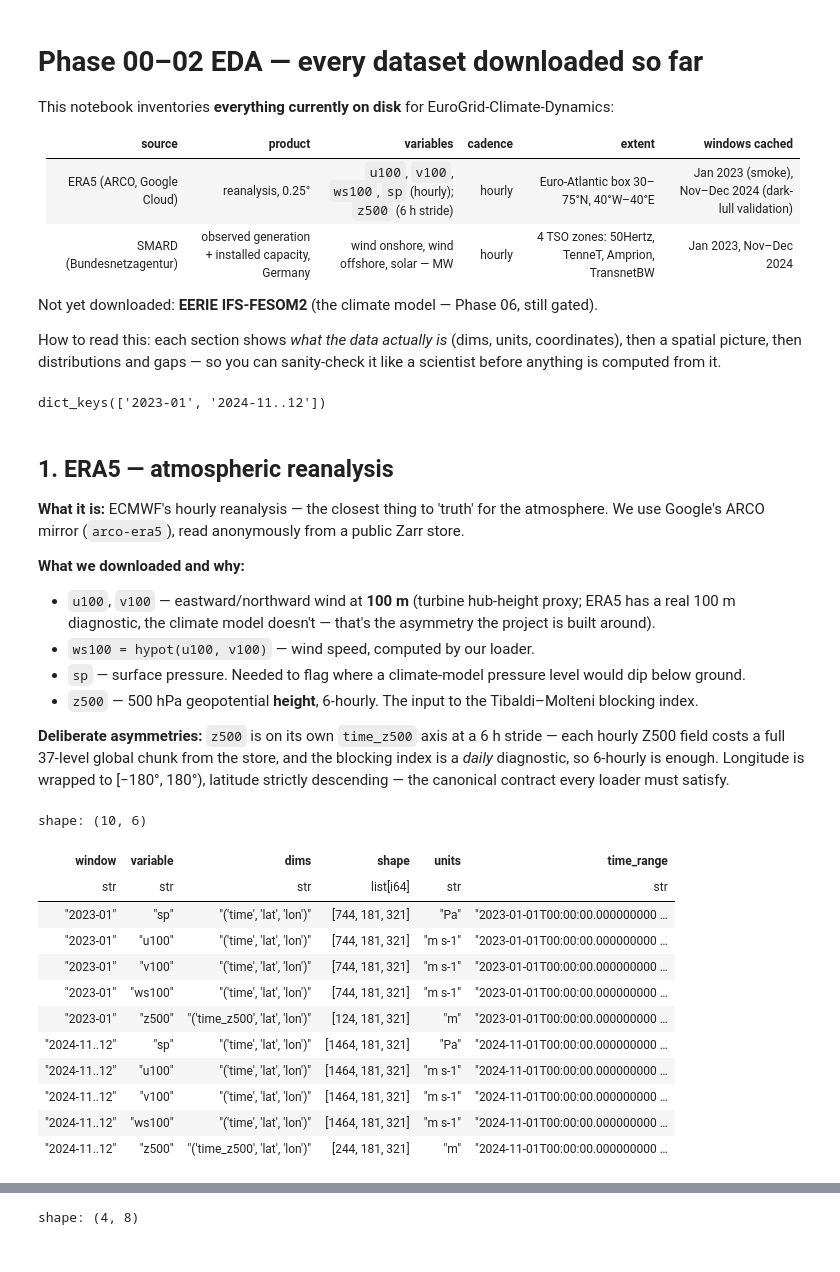
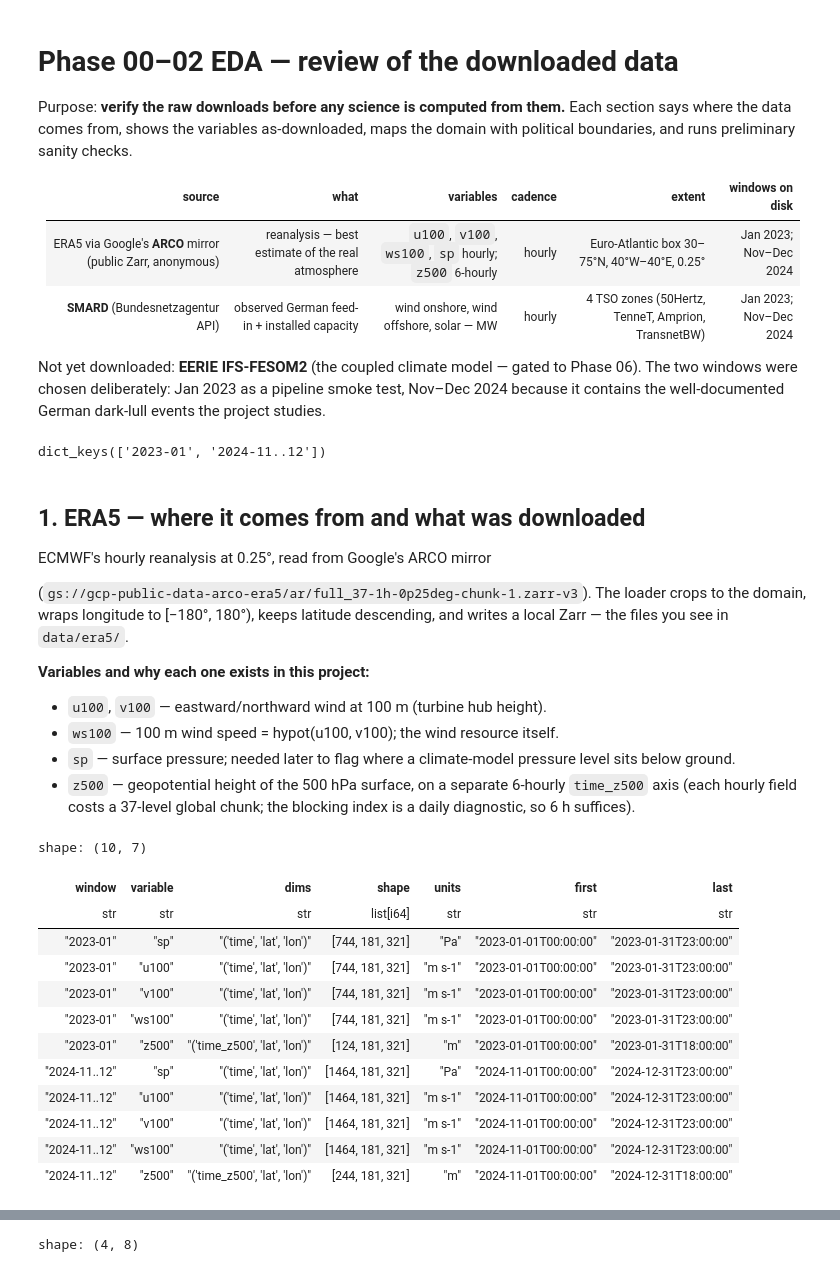
Before and after one commit to TunaHim/EuroGrid-Climate-Dynamics, a Jupyter notebook: notebooks/01_eda.ipynb, the cells around one changed output, grey strips where cells are left out. Cells and saved outputs as stored; diff of their text form; code cells hidden in the pictures.

```diff
--- a/notebooks/01_eda.ipynb
+++ b/notebooks/01_eda.ipynb
@@ -1,18 +1,18 @@
 # %% [markdown]
-# Phase 00–02 EDA — every dataset downloaded so far
+# Phase 00–02 EDA — review of the downloaded data
 
-This notebook inventories **everything currently on disk** for EuroGrid-Climate-Dynamics:
+Purpose: **verify the raw downloads before any science is computed from them.**
+Each section says where the data comes from, shows the variables as-downloaded,
+maps the domain with political boundaries, and runs preliminary sanity checks.
 
-| source | product | variables | cadence | extent | windows cached |
+| source | what | variables | cadence | extent | windows on disk |
 |---|---|---|---|---|---|
-| ERA5 (ARCO, Google Cloud) | reanalysis, 0.25° | `u100`, `v100`, `ws100`, `sp` (hourly); `z500` (6 h stride) | hourly | Euro-Atlantic box 30–75°N, 40°W–40°E | Jan 2023 (smoke), Nov–Dec 2024 (dark-lull validation) |
-| SMARD (Bundesnetzagentur) | observed generation + installed capacity, Germany | wind onshore, wind offshore, solar — MW | hourly | 4 TSO zones: 50Hertz, TenneT, Amprion, TransnetBW | Jan 2023, Nov–Dec 2024 |
+| ERA5 via Google's **ARCO** mirror (public Zarr, anonymous) | reanalysis — best estimate of the real atmosphere | `u100`, `v100`, `ws100`, `sp` hourly; `z500` 6-hourly | hourly | Euro-Atlantic box 30–75°N, 40°W–40°E, 0.25° | Jan 2023; Nov–Dec 2024 |
+| **SMARD** (Bundesnetzagentur API) | observed German feed-in + installed capacity | wind onshore, wind offshore, solar — MW | hourly | 4 TSO zones (50Hertz, TenneT, Amprion, TransnetBW) | Jan 2023; Nov–Dec 2024 |
 
-Not yet downloaded: **EERIE IFS-FESOM2** (the climate model — Phase 06, still gated).
-
-How to read this: each section shows *what the data actually is* (dims, units, coordinates),
-then a spatial picture, then distributions and gaps — so you can sanity-check it like a scientist
-before anything is computed from it.
+Not yet downloaded: **EERIE IFS-FESOM2** (the coupled climate model — gated to Phase 06).
+The two windows were chosen deliberately: Jan 2023 as a pipeline smoke test, Nov–Dec 2024
+because it contains the well-documented German dark-lull events the project studies.
 # %%
 import glob
 import os
@@ -54,53 +74,51 @@ era5.keys()
 # %% [output]
 dict_keys(['2023-01', '2024-11..12'])
 # %% [markdown]
-## 1. ERA5 — atmospheric reanalysis
+## 1. ERA5 — where it comes from and what was downloaded
 
-**What it is:** ECMWF's hourly reanalysis — the closest thing to 'truth' for the atmosphere.
-We use Google's ARCO mirror (`arco-era5`), read anonymously from a public Zarr store.
+ECMWF's hourly reanalysis at 0.25°, read from Google's ARCO mirror
 
-**What we downloaded and why:**
-- `u100`, `v100` — eastward/northward wind at **100 m** (turbine hub-height proxy; ERA5 has a real 100 m diagnostic, the climate model doesn't — that's the asymmetry the project is built around).
-- `ws100 = hypot(u100, v100)` — wind speed, computed by our loader.
-- `sp` — surface pressure. Needed to flag where a climate-model pressure level would dip below ground.
-- `z500` — 500 hPa geopotential **height**, 6-hourly. The input to the Tibaldi–Molteni blocking index.
+(`gs://gcp-public-data-arco-era5/ar/full_37-1h-0p25deg-chunk-1.zarr-v3`).
+The loader crops to the domain, wraps longitude to [−180°, 180°), keeps latitude
+descending, and writes a local Zarr — the files you see in `data/era5/`.
 
-**Deliberate asymmetries:** `z500` is on its own `time_z500` axis at a 6 h stride — each hourly Z500
-field costs a full 37-level global chunk from the store, and the blocking index is a *daily* diagnostic,
-so 6-hourly is enough. Longitude is wrapped to [−180°, 180°), latitude strictly descending — the
-canonical contract every loader must satisfy.
+**Variables and why each one exists in this project:**
+- `u100`, `v100` — eastward/northward wind at 100 m (turbine hub height).
+- `ws100` — 100 m wind speed = hypot(u100, v100); the wind resource itself.
+- `sp` — surface pressure; needed later to flag where a climate-model pressure level sits below ground.
+- `z500` — geopotential height of the 500 hPa surface, on a separate 6-hourly `time_z500` axis
+  (each hourly field costs a 37-level global chunk; the blocking index is a daily diagnostic, so 6 h suffices).
 # %%
-# Dataset inventory: dims, sizes, variables, units
-
 rows = []
 
 for w, ds in era5.items():
     for v in ds.data_vars:
         da = ds[v]
 
         rows.append(
             {
                 "window": w,
                 "variable": v,
                 "dims": str(da.dims),
                 "shape": tuple(da.shape),
                 "units": da.attrs.get("units"),
-                "time_range": f"{da[da.dims[0]].values[0]} -> {da[da.dims[0]].values[-1]}"[:44],
+                "first": str(da[da.dims[0]].values[0])[:19],
+                "last": str(da[da.dims[0]].values[-1])[:19],
             }
         )
 
 pl.DataFrame(rows)
 # %% [output]
-shape: (10, 6)
+shape: (10, 7)
-| window | variable | dims | shape | units | time_range |
-| str | str | str | list[i64] | str | str |
-| "2023-01" | "sp" | "('time', 'lat', 'lon')" | [744, 181, 321] | "Pa" | "2023-01-01T00:00:00.000000000 … |
-| "2023-01" | "u100" | "('time', 'lat', 'lon')" | [744, 181, 321] | "m s-1" | "2023-01-01T00:00:00.000000000 … |
-| "2023-01" | "v100" | "('time', 'lat', 'lon')" | [744, 181, 321] | "m s-1" | "2023-01-01T00:00:00.000000000 … |
-| "2023-01" | "ws100" | "('time', 'lat', 'lon')" | [744, 181, 321] | "m s-1" | "2023-01-01T00:00:00.000000000 … |
-| "2023-01" | "z500" | "('time_z500', 'lat', 'lon')" | [124, 181, 321] | "m" | "2023-01-01T00:00:00.000000000 … |
-| "2024-11..12" | "sp" | "('time', 'lat', 'lon')" | [1464, 181, 321] | "Pa" | "2024-11-01T00:00:00.000000000 … |
-| "2024-11..12" | "u100" | "('time', 'lat', 'lon')" | [1464, 181, 321] | "m s-1" | "2024-11-01T00:00:00.000000000 … |
-| "2024-11..12" | "v100" | "('time', 'lat', 'lon')" | [1464, 181, 321] | "m s-1" | "2024-11-01T00:00:00.000000000 … |
-| "2024-11..12" | "ws100" | "('time', 'lat', 'lon')" | [1464, 181, 321] | "m s-1" | "2024-11-01T00:00:00.000000000 … |
-| "2024-11..12" | "z500" | "('time_z500', 'lat', 'lon')" | [244, 181, 321] | "m" | "2024-11-01T00:00:00.000000000 … |
+| window | variable | dims | shape | units | first | last |
+| str | str | str | list[i64] | str | str | str |
+| "2023-01" | "sp" | "('time', 'lat', 'lon')" | [744, 181, 321] | "Pa" | "2023-01-01T00:00:00" | "2023-01-31T23:00:00" |
+| "2023-01" | "u100" | "('time', 'lat', 'lon')" | [744, 181, 321] | "m s-1" | "2023-01-01T00:00:00" | "2023-01-31T23:00:00" |
+| "2023-01" | "v100" | "('time', 'lat', 'lon')" | [744, 181, 321] | "m s-1" | "2023-01-01T00:00:00" | "2023-01-31T23:00:00" |
+| "2023-01" | "ws100" | "('time', 'lat', 'lon')" | [744, 181, 321] | "m s-1" | "2023-01-01T00:00:00" | "2023-01-31T23:00:00" |
+| "2023-01" | "z500" | "('time_z500', 'lat', 'lon')" | [124, 181, 321] | "m" | "2023-01-01T00:00:00" | "2023-01-31T18:00:00" |
+| "2024-11..12" | "sp" | "('time', 'lat', 'lon')" | [1464, 181, 321] | "Pa" | "2024-11-01T00:00:00" | "2024-12-31T23:00:00" |
+| "2024-11..12" | "u100" | "('time', 'lat', 'lon')" | [1464, 181, 321] | "m s-1" | "2024-11-01T00:00:00" | "2024-12-31T23:00:00" |
+| "2024-11..12" | "v100" | "('time', 'lat', 'lon')" | [1464, 181, 321] | "m s-1" | "2024-11-01T00:00:00" | "2024-12-31T23:00:00" |
+| "2024-11..12" | "ws100" | "('time', 'lat', 'lon')" | [1464, 181, 321] | "m s-1" | "2024-11-01T00:00:00" | "2024-12-31T23:00:00" |
+| "2024-11..12" | "z500" | "('time_z500', 'lat', 'lon')" | [244, 181, 321] | "m" | "2024-11-01T00:00:00" | "2024-12-31T18:00:00" |
```
Also changed, not shown: parts of 29 cells of this notebook, 1 other file.
